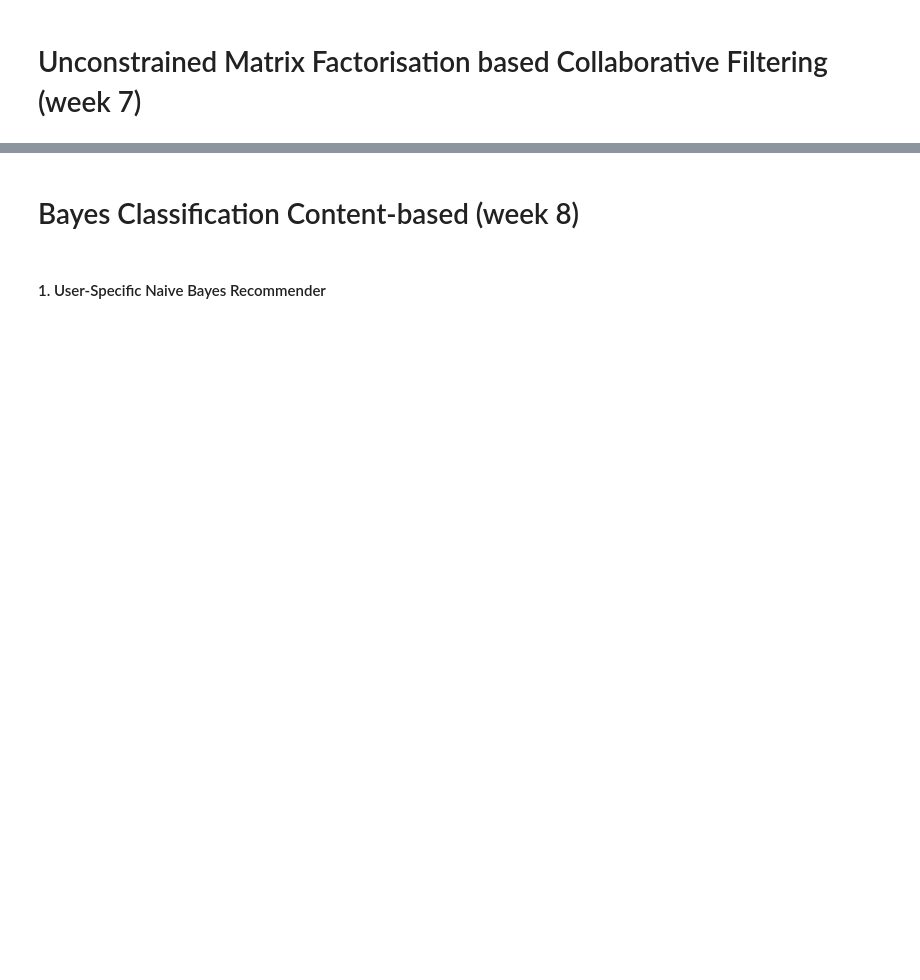
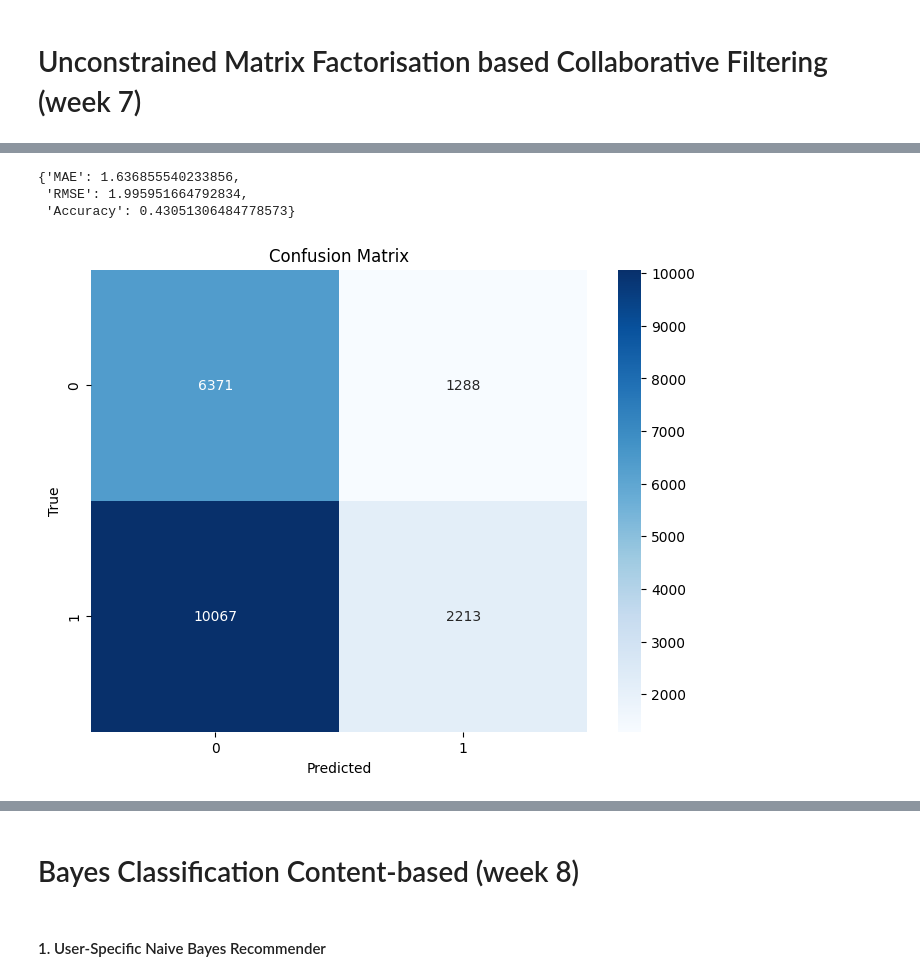
Before and after one commit to EliaTosin/DataAnaCla25, a Jupyter notebook: flipped_9/evaluation_rec_sys.ipynb, the cells around one changed output, grey strips where cells are left out. Drawn from its saved outputs; the diff is of its cells as text; code cells hidden in the pictures; blank space fills up the shorter version.

Commit message:
first part

```diff
--- a/flipped_9/evaluation_rec_sys.ipynb
+++ b/flipped_9/evaluation_rec_sys.ipynb
@@ -228,0 +368,2 @@ df_test = df_test[['userId', 'movieId', 'rating_ordinal']]
+# %%
+test_mask = mask_ratings_matrix(test_ratio=0.2)
@@ -228,0 +372,4 @@ df_test = df_test[['userId', 'movieId', 'rating_ordinal']]
+# %%
+ratings_copy = ratings.copy()
+ratings_copy["prediction"] = np.nan
+ratings_copy.head()
@@ -228,0 +383,21 @@ df_test = df_test[['userId', 'movieId', 'rating_ordinal']]
+# %%
+def evaluate_model(test_matrix, prior_probabilities, conditional_probabilities):
+    predictions = []
+    actuals = []
+
+    for user_idx in range(ratings_matrix.shape[0]):
+        for item_idx in range(ratings_matrix.shape[1]):
+            # Check if the item is part of the test set and has a valid rating
+            if test_matrix[user_idx, item_idx] and not np.isnan(ratings_matrix[user_idx, item_idx]):
+                pred = predict(user_idx, item_idx, prior_probabilities, conditional_probabilities)
+                mask = (ratings_copy["userId"] == user_idx) & (ratings_copy["movieId"] == item_idx)
+                if mask.any():
+                    ratings_copy.loc[mask, "prediction"] = pred
+
+                if pred is not None:
+                    predictions.append(pred)
+                    actuals.append(ratings_matrix[user_idx, item_idx])
+
+    return actuals, predictions
+# %%
+actuals, predictions = evaluate_model(test_mask, prior_probs, conditional_probs)
@@ -228,0 +417,10 @@ df_test = df_test[['userId', 'movieId', 'rating_ordinal']]
+# %%
+evaluate_rating_predictions(actuals, predictions, threshold=3.5)
+# %% [output]
+{'MAE': 1.636855540233856,
+ 'RMSE': 1.995951664792834,
+ 'Accuracy': 0.43051306484778573}
+# %%
+plot_confusion_matrix(actuals, predictions, threshold=3.5)
+# %% [output]
+[figure, added]
```
Also changed, not shown: parts of 44 cells of this notebook, 1 other file.
